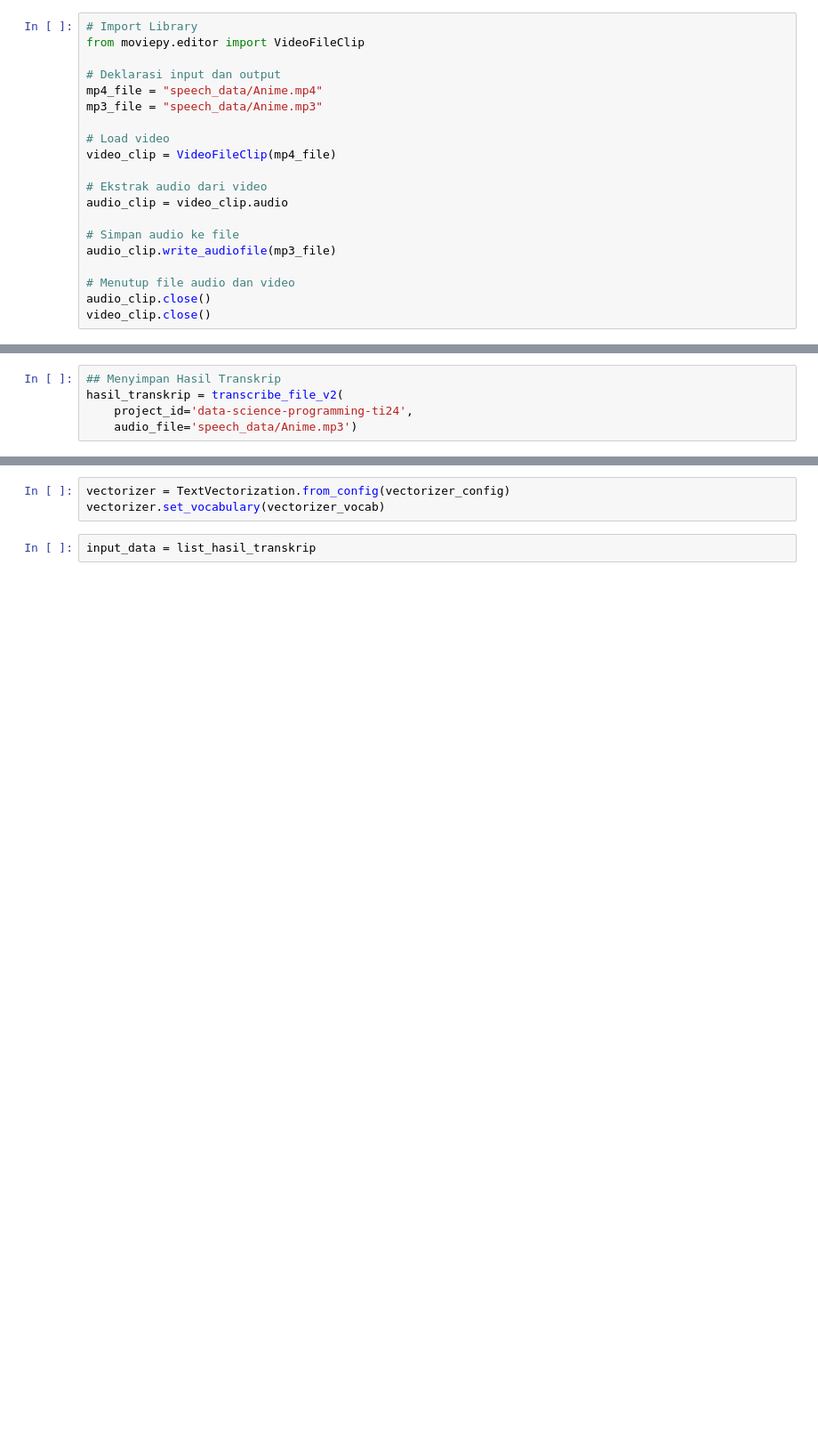
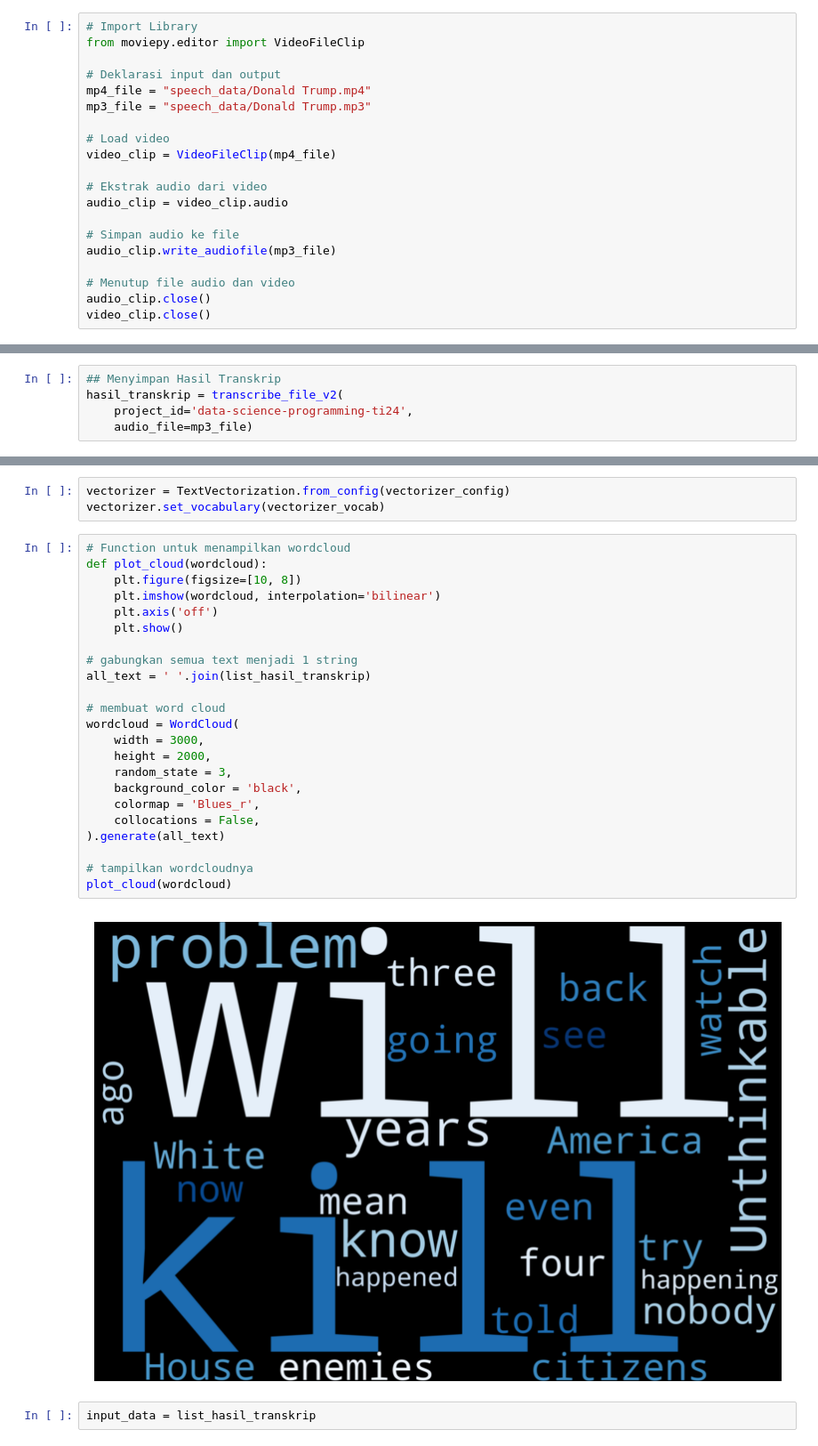
Before and after one commit to denisikiandani/Harmful-Content-Detection, a Jupyter notebook: Tugas2/load_model_integration/load_model.ipynb, the cells around one changed output, grey strips where cells are left out. Shown: that part at 89% size. Saved outputs shown, nothing was run; the diff lists cells and outputs as text; blank space fills up the shorter version.

```diff
--- a/Tugas2/load_model_integration/load_model.ipynb
+++ b/Tugas2/load_model_integration/load_model.ipynb
@@ -57,8 +57,8 @@ def transcribe_file_v2(project_id: str, audio_file: str) -> cloud_speech.Recogni
 from moviepy.editor import VideoFileClip
 
 # Deklarasi input dan output
-mp4_file = "speech_data/Anime.mp4"
-mp3_file = "speech_data/Anime.mp3"
+mp4_file = "speech_data/Donald Trump.mp4"
+mp3_file = "speech_data/Donald Trump.mp3"
 
 # Load video
 video_clip = VideoFileClip(mp4_file)
@@ -79,5 +79,5 @@ MoviePy - Done.
 ## Menyimpan Hasil Transkrip
 hasil_transkrip = transcribe_file_v2(
     project_id='data-science-programming-ti24',
-    audio_file='speech_data/Anime.mp3')
+    audio_file=mp3_file)
 # %% [output]
@@ -155,6 +160,31 @@ with open('vectorizer_vocab.pkl', 'rb') as f:
 # %%
 vectorizer = TextVectorization.from_config(vectorizer_config)
 vectorizer.set_vocabulary(vectorizer_vocab)
+# %%
+# Function untuk menampilkan wordcloud
+def plot_cloud(wordcloud):
+    plt.figure(figsize=[10, 8])
+    plt.imshow(wordcloud, interpolation='bilinear')
+    plt.axis('off')
+    plt.show()
+
+# gabungkan semua text menjadi 1 string
+all_text = ' '.join(list_hasil_transkrip)
+
+# membuat word cloud
+wordcloud = WordCloud(
+    width = 3000,
+    height = 2000,
+    random_state = 3,
+    background_color = 'black',
+    colormap = 'Blues_r',
+    collocations = False,
+).generate(all_text)
+
+# tampilkan wordcloudnya
+plot_cloud(wordcloud)
+# %% [output]
+[figure, added]
 # %%
 input_data = list_hasil_transkrip
 # %%
```
Also changed, not shown: parts of 44 cells of this notebook, 8 other files.
